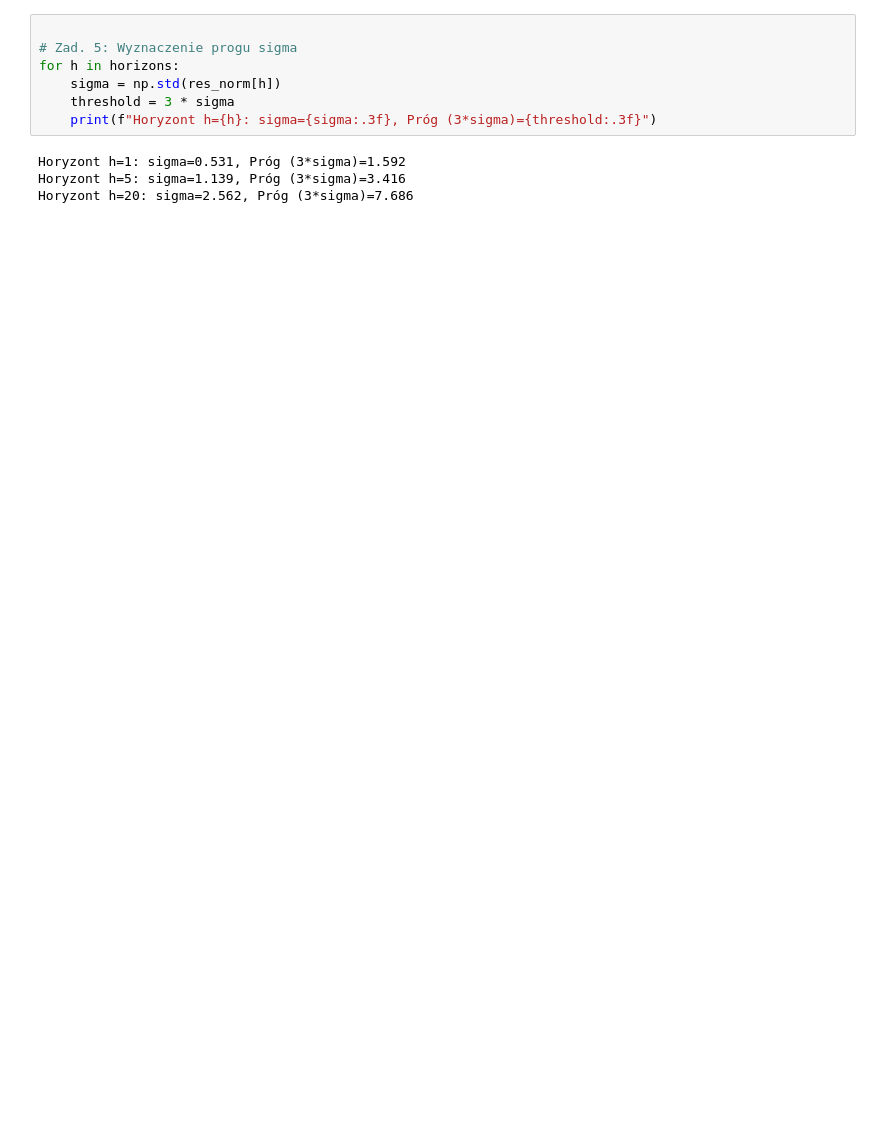
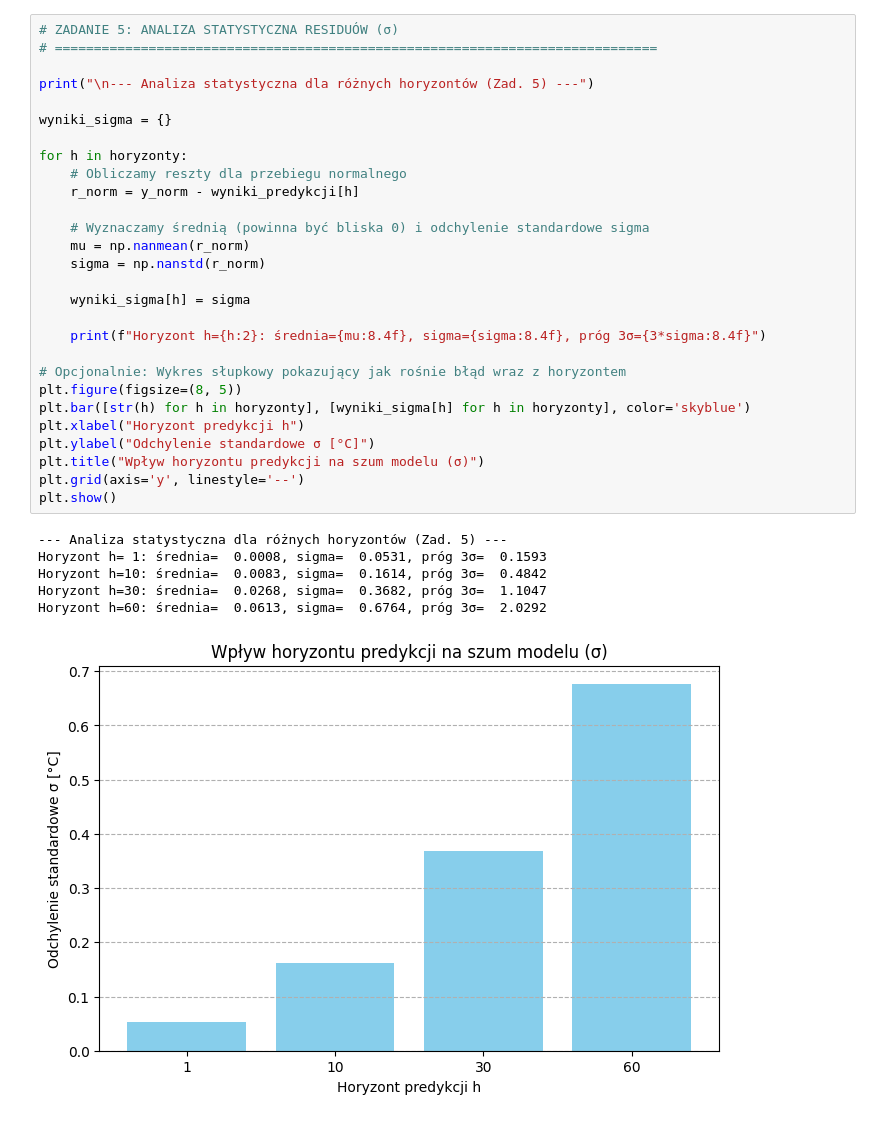
Before and after one commit to lenaskiba22/projekt_pip, a Jupyter notebook: pip_zadanie4.ipynb, the cells around one changed output. Cells and saved outputs as stored; diff of their text form; blank space fills up the shorter version.

```diff
--- a/pip_zadanie4.ipynb
+++ b/pip_zadanie4.ipynb
@@ -91,12 +118,36 @@ res_norm = {h: y_n - predictions[h] for h in horizons}
 # %%
+# ZADANIE 5: ANALIZA STATYSTYCZNA RESIDUÓW (σ)
+# =============================================================================
 
-# Zad. 5: Wyznaczenie progu sigma
-for h in horizons:
-    sigma = np.std(res_norm[h])
-    threshold = 3 * sigma
-    print(f"Horyzont h={h}: sigma={sigma:.3f}, Próg (3*sigma)={threshold:.3f}")
+print("\n--- Analiza statystyczna dla różnych horyzontów (Zad. 5) ---")
+
+wyniki_sigma = {}
+
+for h in horyzonty:
+    # Obliczamy reszty dla przebiegu normalnego
+    r_norm = y_norm - wyniki_predykcji[h]
+
+    # Wyznaczamy średnią (powinna być bliska 0) i odchylenie standardowe sigma
+    mu = np.nanmean(r_norm)
+    sigma = np.nanstd(r_norm)
+
+    wyniki_sigma[h] = sigma
+
+    print(f"Horyzont h={h:2}: średnia={mu:8.4f}, sigma={sigma:8.4f}, próg 3σ={3*sigma:8.4f}")
+
+# Opcjonalnie: Wykres słupkowy pokazujący jak rośnie błąd wraz z horyzontem
+plt.figure(figsize=(8, 5))
+plt.bar([str(h) for h in horyzonty], [wyniki_sigma[h] for h in horyzonty], color='skyblue')
+plt.xlabel("Horyzont predykcji h")
+plt.ylabel("Odchylenie standardowe σ [°C]")
+plt.title("Wpływ horyzontu predykcji na szum modelu (σ)")
+plt.grid(axis='y', linestyle='--')
+plt.show()
 # %% [output]
-Horyzont h=1: sigma=0.531, Próg (3*sigma)=1.592
-Horyzont h=5: sigma=1.139, Próg (3*sigma)=3.416
-Horyzont h=20: sigma=2.562, Próg (3*sigma)=7.686
+--- Analiza statystyczna dla różnych horyzontów (Zad. 5) ---
+Horyzont h= 1: średnia=  0.0008, sigma=  0.0531, próg 3σ=  0.1593
+Horyzont h=10: średnia=  0.0083, sigma=  0.1614, próg 3σ=  0.4842
+Horyzont h=30: średnia=  0.0268, sigma=  0.3682, próg 3σ=  1.1047
+Horyzont h=60: średnia=  0.0613, sigma=  0.6764, próg 3σ=  2.0292
+[figure, added]
 # %%
```
Also changed, not shown: parts of 9 cells of this notebook.
